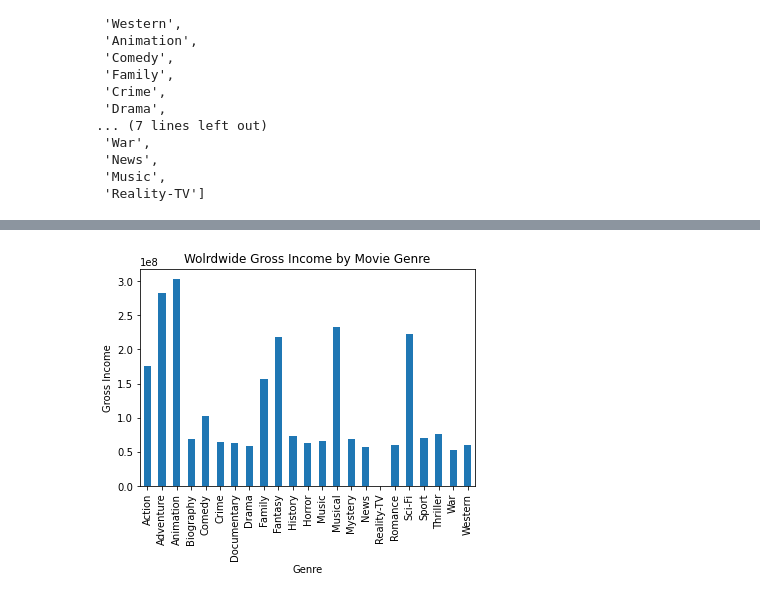
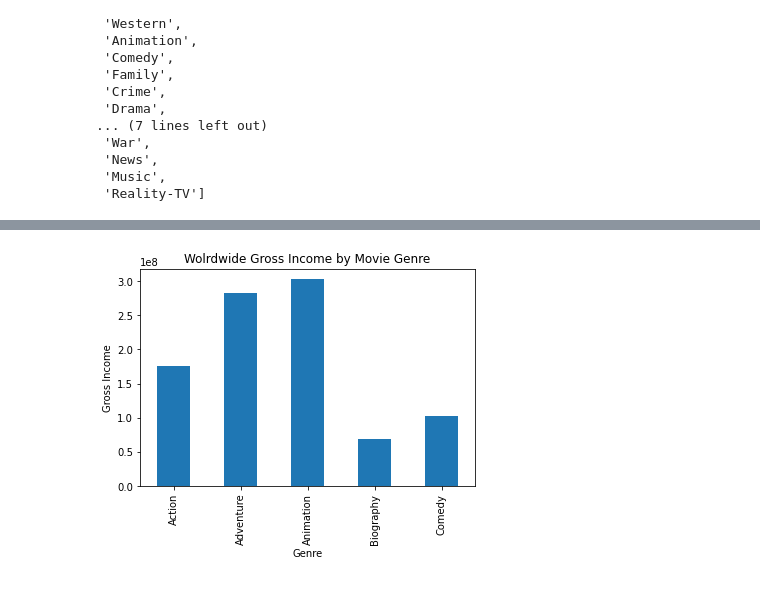
Before and after one commit to StefanoCaruso456/Movie-Studio-Project, a Jupyter notebook: notebook_development/Andrew_Jbook_10_04_22.ipynb, the cells around one changed output, grey strips where cells are left out. Cells and saved outputs as stored; diff of their text form; code cells hidden in the pictures.

Commit message:
opened to show and confirm data analysis with group

```diff
--- a/notebook_development/Andrew_Jbook_10_04_22.ipynb
+++ b/notebook_development/Andrew_Jbook_10_04_22.ipynb
@@ -422,4 +423,4 @@ genre_list
  'Reality-TV']
 # %%
 num_genre_group_mean_WWG = num_genre_join.groupby('genres_list')['worldwide_gross'].mean()
-num_genre_group_mean_WWG.head()
+top_5_g_w = num_genre_group_mean_WWG.head(5)
@@ -434,7 +427,7 @@ Name: worldwide_gross, dtype: float64
 # %%
-num_genre_group_mean_WWG.plot(kind='bar', title ='Wolrdwide Gross Income by Movie Genre', ylabel='Gross Income', xlabel='Genre');
+top_5_g_w.plot(kind='bar', title ='Wolrdwide Gross Income by Movie Genre', ylabel='Gross Income', xlabel='Genre');
 # %% [output]
-[figure, old version]
+[figure, new version]
 # %%
 num_genre_group_median = num_genre_join.groupby('genres_list').median()
 num_genre_group_median.head()
```
Also changed, not shown: parts of 5 cells of this notebook.
